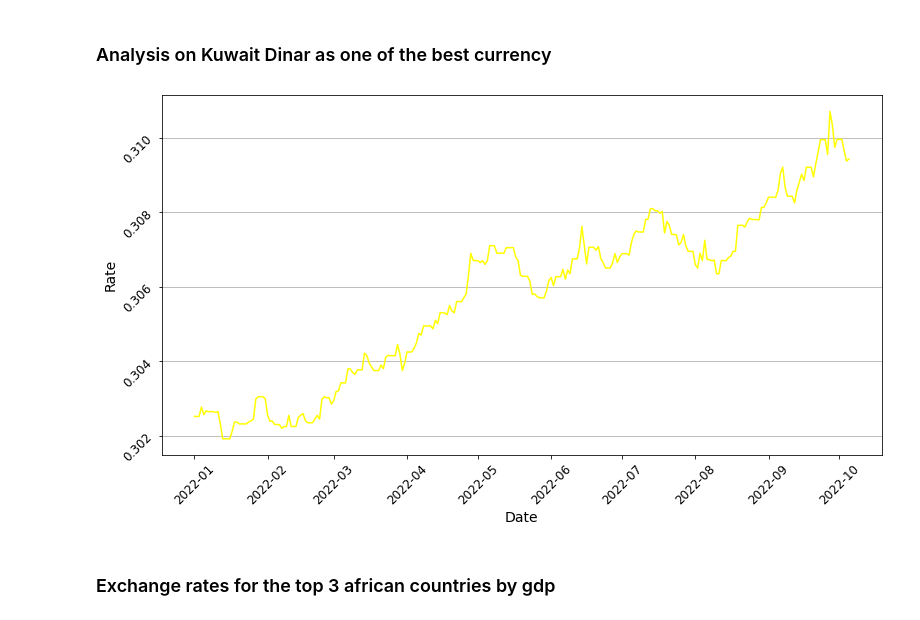
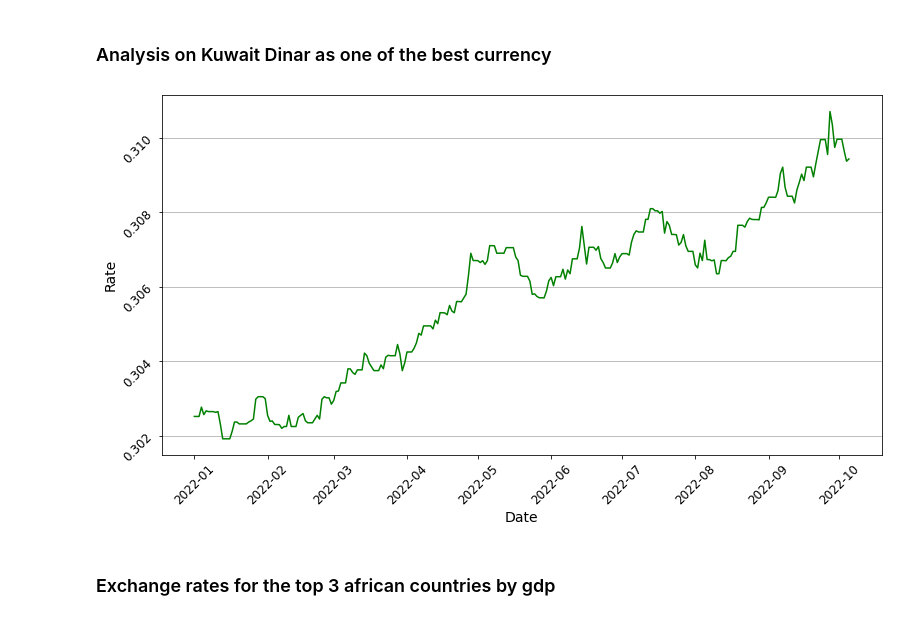
Before and after one commit to Enoch768/Working-with-exchange-rate-api, a Jupyter notebook: Exchange rates.ipynb, the cells around one changed output. Drawn from its saved outputs; the diff is of its cells as text; code cells hidden in the pictures.

```diff
--- a/Exchange rates.ipynb
+++ b/Exchange rates.ipynb
@@ -370,14 +370,14 @@ plt.show()
 # %%
 fig = plt.figure(figsize=(10,5))
 a = fig.add_axes([0,0,1,1])
-sns.lineplot(x = df['DATE'], y = df['KWD'], color='yellow')
+sns.lineplot(x = df['DATE'], y = df['KWD'], color='green')
 a.set_xlabel('Date', fontsize=14)
 a.set_ylabel('Rate', fontsize=14)
 a.tick_params(axis='both', labelsize=12, labelrotation=45)
 a.grid(axis='y')
 plt.show()
 # %% [output]
-[figure, old version]
+[figure, new version]
 # %% [markdown]
 ### Exchange rates for the top 3 african countries by gdp
 # %%
```
Also changed, not shown: 1 other file.
